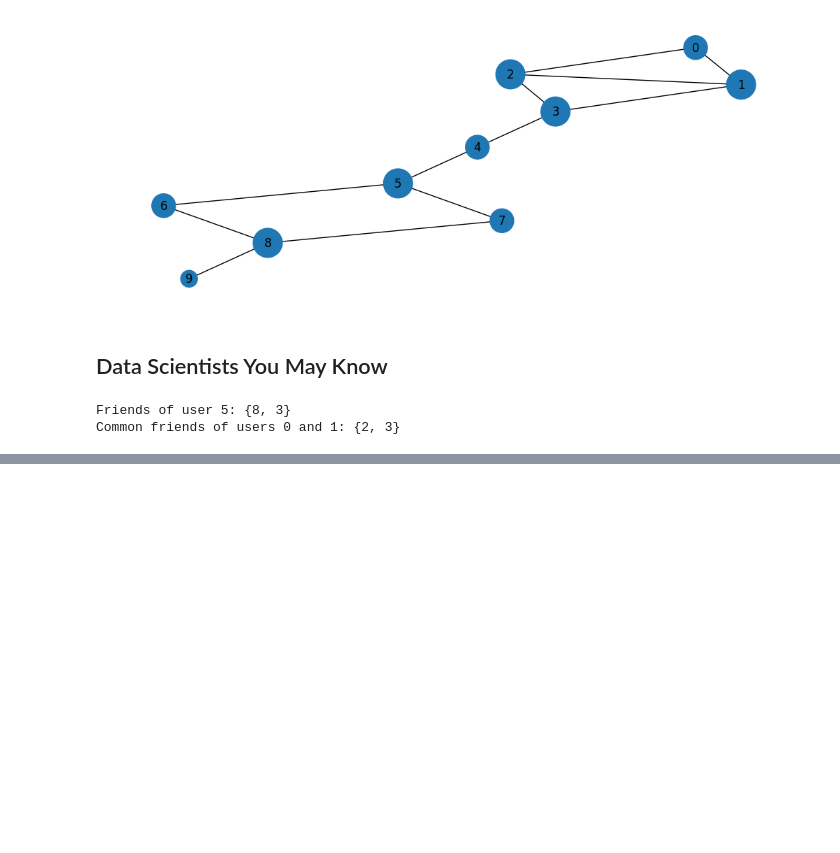
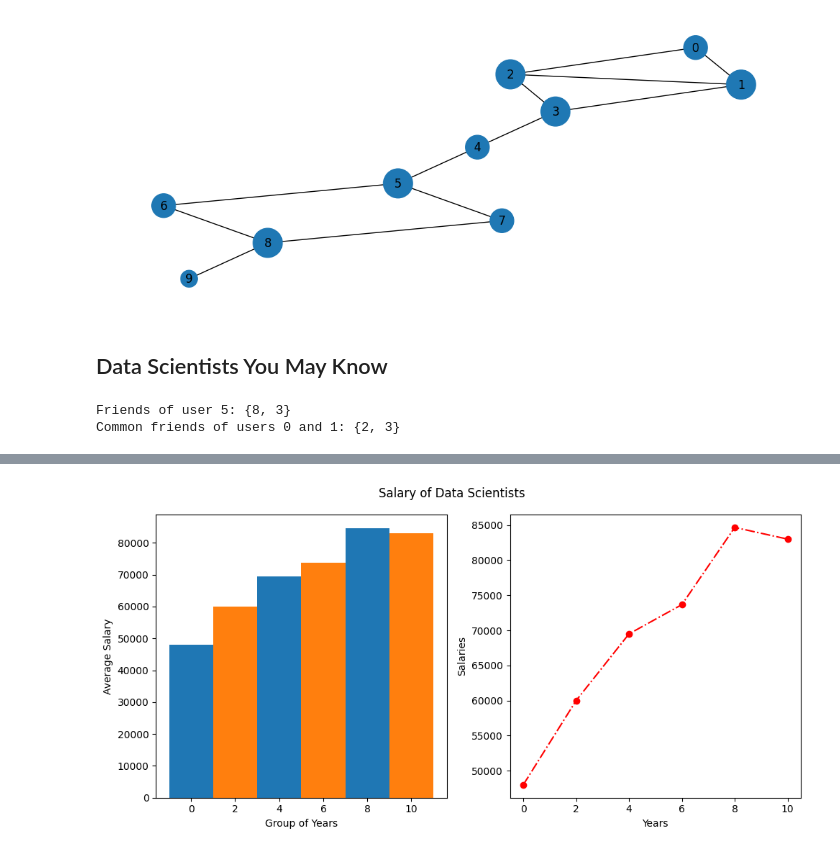
Before and after one commit to TheLastAurora/ds_scratch, a Jupyter notebook: ch_1.ipynb, the cells around one changed output, grey strips where cells are left out. Cells and saved outputs as stored; diff of their text form; code cells hidden in the pictures; blank space fills up the shorter version.

```diff
--- a/ch_1.ipynb
+++ b/ch_1.ipynb
@@ -98,0 +216,35 @@ Common friends of users 0 and 1: {2, 3}
+# %%
+# Bucketing salaries by years of experience
+
+
+def bucketing(values: dict, stepping: tuple = (0, 12, 2)) -> dict:
+    """Creates a distribution of buckets based on years of experience and distributes salaries according to them"""
+    bucket = {k: [] for k in np.arange(*stepping)}
+    for k in bucket:
+        bucket[k] = [v[0] for v in values if v[1] >= k and v[1] <= k+stepping[2]]
+    return bucket
+
+def avg_sal_exp(salaries: dict) -> dict:
+    """Calculates the average of the salaries per range of years of experience"""
+    for s in salaries:
+        salaries[s] = mean(salaries[s])
+    return salaries
+
+dist = bucketing(salaries_and_tenures)
+avg_sal = avg_sal_exp(dist)
+# %%
+# Ploting the average and distributions
+
+fig, ax = plt.subplots(ncols=2, nrows=1)
+ax[0].set_xlabel("Group of Years")
+ax[0].set_ylabel("Average Salary")
+ax[1].set_xlabel("Years")
+ax[1].set_ylabel("Salaries")
+ax[0].bar(avg_sal.keys(), avg_sal.values(), width=2, color=['tab:blue', 'tab:orange'])
+
+ax[1].plot(dist.keys(), dist.values(), 'r-.o')
+fig.suptitle("Salary of Data Scientists")
+fig.tight_layout()
+plt.show()
+# %% [output]
+[figure, added]
```
Also changed, not shown: parts of 10 cells of this notebook, 1 other file.
